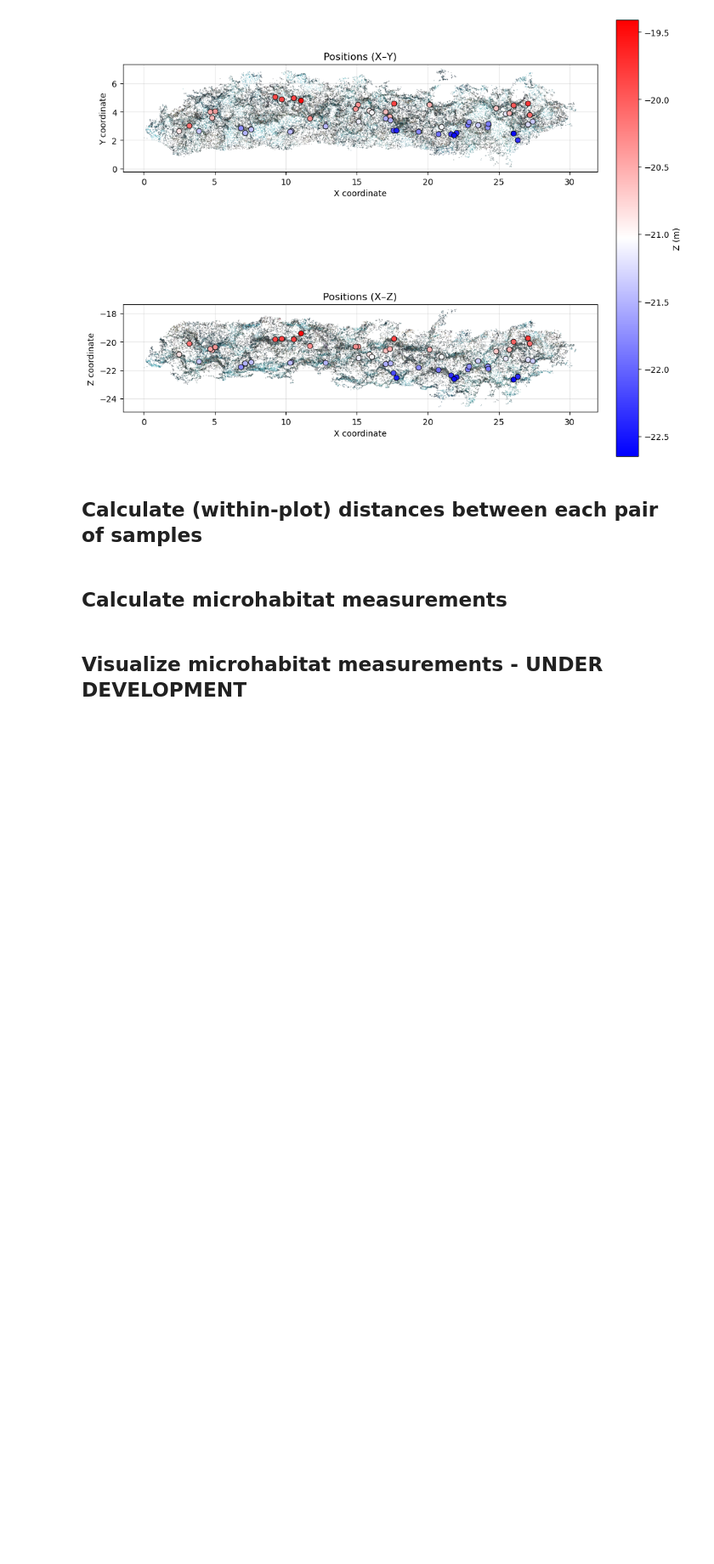
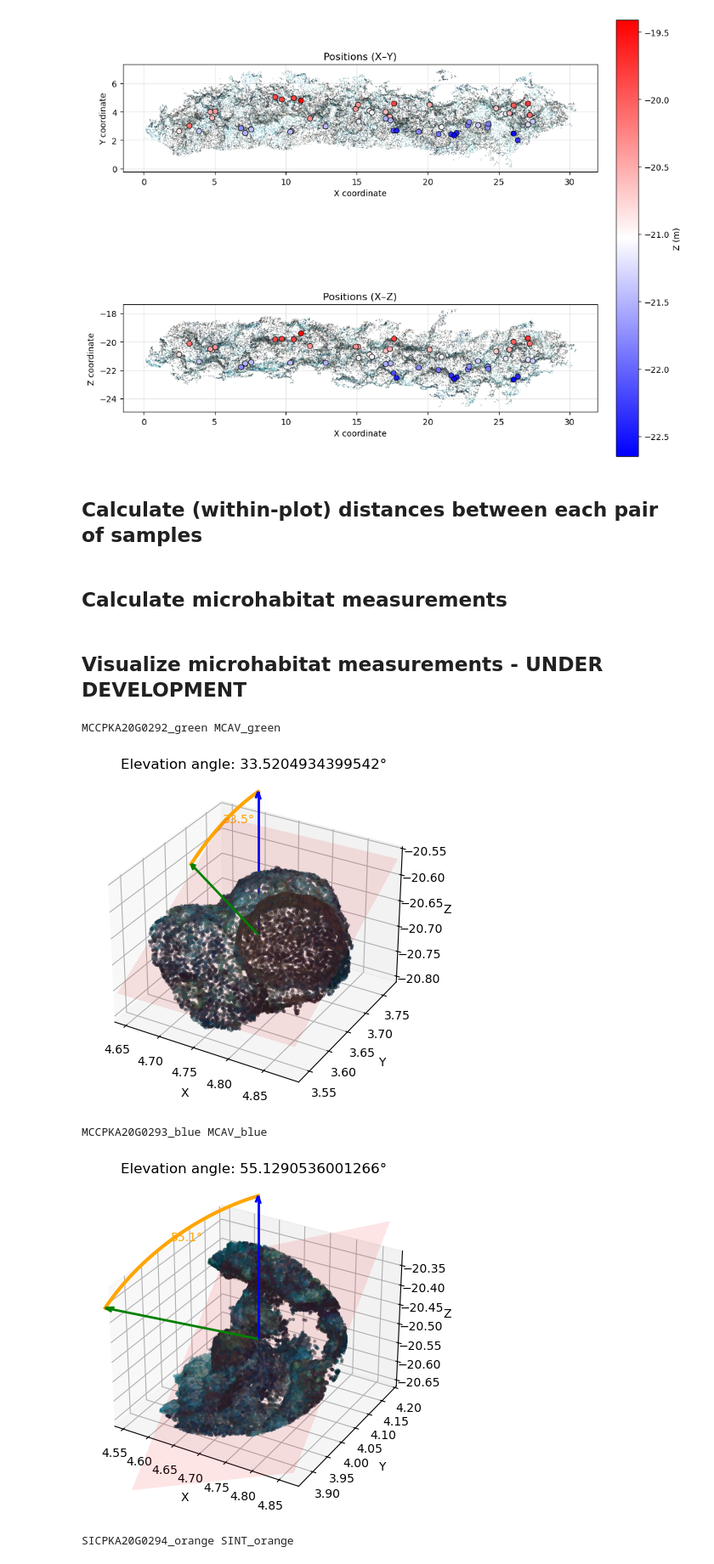
Before and after one commit to reefscapegenomics/substrata, a Jupyter notebook: docs/notebooks/notebook_mcav_sint.ipynb, the cells around one changed output. Shown at 85% size. Drawn from its saved outputs; the diff is of its cells as text; code cells hidden in the pictures; blank space fills up the shorter version.

Commit message:
Started with visualizations of measurements in notebook

```diff
--- a/docs/notebooks/notebook_mcav_sint.ipynb
+++ b/docs/notebooks/notebook_mcav_sint.ipynb
@@ -96,15 +96,21 @@ calc_microhabitat_measurements(plot, output_path, trial_run=True)
 # %%
 def visualize_microhabitat_measurements(plot, output_path, trial_run=False):
     if trial_run:
         annotations = plot.annotations.subset(3)
     else:
         annotations = plot.annotations
 
     for ann in annotations:
+            print(ann.id, ann.label)
             visualizations.visualize_elevation_angle(ann.simple_pcd,
-                                                     ann.measurements["plane_coeffs"],
-                                                     ann.measurements["elevation"],
-                                                     putput_filename=output_filename)
+                                                     ann.measurements["plane_coeffs"])
+
 
 # Example execution
-#visualize_microhabitat_measurements(plot, output_path, trial_run=True)
+visualize_microhabitat_measurements(plot, output_path, trial_run=True)
+# %% [output]
+MCCPKA20G0292_green MCAV_green
+[figure, added]
+MCCPKA20G0293_blue MCAV_blue
+[figure, added]
+SICPKA20G0294_orange SINT_orange
```
Also changed, not shown: parts of 2 cells of this notebook, 2 other files.
